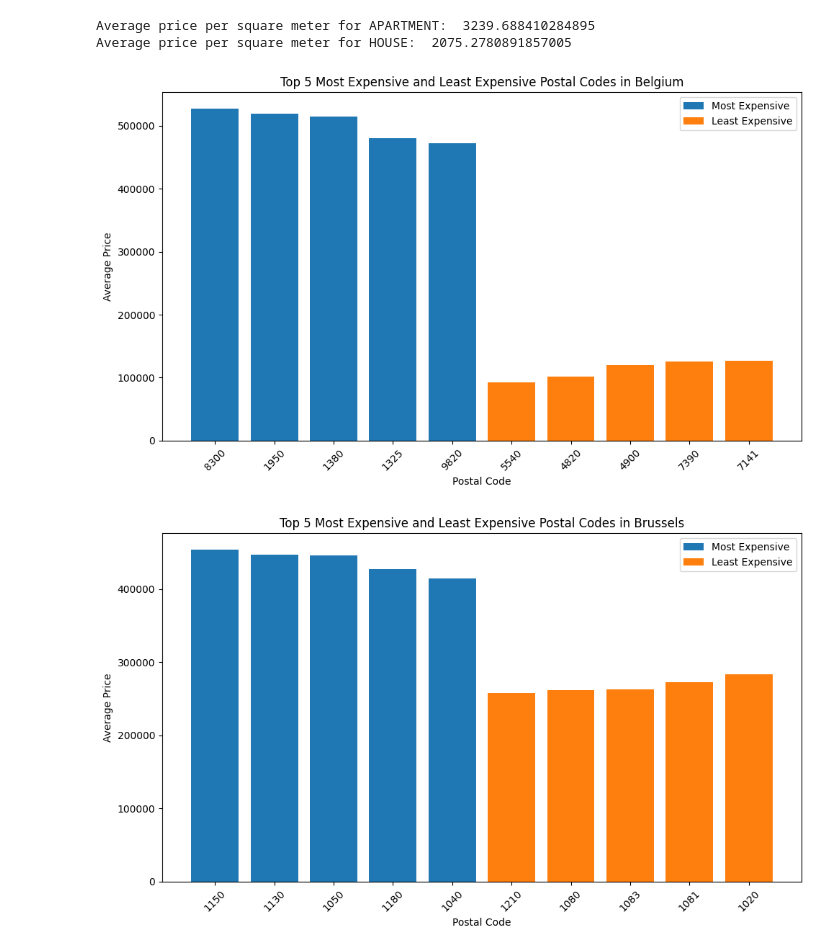
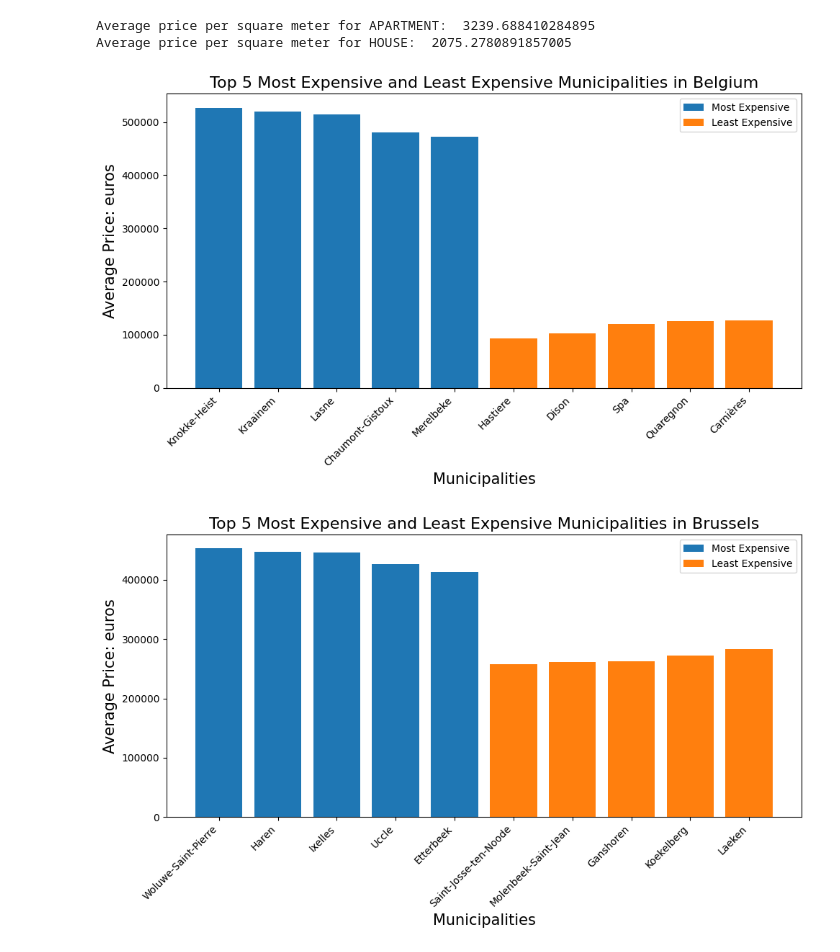
Before and after one commit to ChristosRaptis/challenge-data-analysis, a Jupyter notebook: data-analysis_complete_Yuliia.ipynb, the cells around one changed output. Saved outputs shown, nothing was run; the diff lists cells and outputs as text; code cells hidden in the pictures.

```diff
--- a/data-analysis_complete_Yuliia.ipynb
+++ b/data-analysis_complete_Yuliia.ipynb
@@ -1390,41 +1373,45 @@ top_5_least_expensive_postal_codes = postal_code_stats.nsmallest(5)
 plt.figure(figsize=(10, 6))
 plt.bar(top_5_expensive_postal_codes.index, top_5_expensive_postal_codes.values, label='Most Expensive')
 plt.bar(top_5_least_expensive_postal_codes.index, top_5_least_expensive_postal_codes.values, label='Least Expensive')
-plt.xlabel('Postal Code')
-plt.ylabel('Average Price')
-plt.title('Top 5 Most Expensive and Least Expensive Postal Codes in Belgium')
+plt.xlabel('Municipalities', fontsize=15)
+plt.ylabel('Average Price: euros', fontsize=15)
+plt.title('Top 5 Most Expensive and Least Expensive Municipalities in Belgium', fontsize=16)
 plt.legend()
-plt.xticks(rotation=45)
+plt.xticks(ticks=[0, 1, 2, 3, 4, 5, 6, 7, 8, 9], labels=['Knokke-Heist', 'Kraainem', 'Lasne', 'Chaumont-Gistoux', 'Merelbeke',
+                  'Hastiere', 'Dison', 'Spa', 'Quaregnon', 'Carnières'])
+plt.xticks(rotation=45, ha="right")
 plt.tight_layout()
 plt.savefig('top_5_postal_codes_flanders.jpg')  # Save the image as JPEG
 plt.show()
 # %% [output]
-[figure, old version]
+[figure, new version]
 # %%
 #Filter the dataset for the Flanders region
 brussels_dataset = immo_dataset[immo_dataset['region'] == 'Brussels']
 
 #Group by postal code and calculate the average price
 postal_code_stats = brussels_dataset.groupby('postal_code')['price'].mean()
 
 #Sort the postal codes based on the average price in descending order
 top_5_expensive_postal_codes = postal_code_stats.nlargest(5)
 top_5_least_expensive_postal_codes = postal_code_stats.nsmallest(5)
 
 #Plotting the top 5 most expensive and least expensive postal codes in Flanders
 plt.figure(figsize=(10, 6))
 plt.bar(top_5_expensive_postal_codes.index, top_5_expensive_postal_codes.values, label='Most Expensive')
 plt.bar(top_5_least_expensive_postal_codes.index, top_5_least_expensive_postal_codes.values, label='Least Expensive')
-plt.xlabel('Postal Code')
-plt.ylabel('Average Price')
-plt.title('Top 5 Most Expensive and Least Expensive Postal Codes in Brussels')
+plt.xlabel('Municipalities', fontsize=15)
+plt.ylabel('Average Price: euros', fontsize=15)
+plt.title('Top 5 Most Expensive and Least Expensive Municipalities in Brussels', fontsize=16)
 plt.legend()
-plt.xticks(rotation=45)
+plt.xticks(rotation=45, ha="right")
+plt.xticks(ticks=[0, 1, 2, 3, 4, 5, 6, 7, 8, 9], labels=['Woluwe-Saint-Pierre', 'Haren', 'Ixelles', 'Uccle', 'Etterbeek',
+                  'Saint-Josse-ten-Noode', 'Molenbeek-Saint-Jean', 'Ganshoren', 'Koekelberg', 'Laeken'])
 plt.tight_layout()
 plt.savefig('top_5_postal_codes_flanders.jpg')  # Save the image as JPEG
 plt.show()
 # %% [output]
-[figure, old version]
+[figure, new version]
 # %%
 #Filter the dataset for the Flanders region
 wallonie_dataset = immo_dataset[immo_dataset['region'] == 'Wallonie']
```
Also changed, not shown: parts of 8 cells of this notebook.
